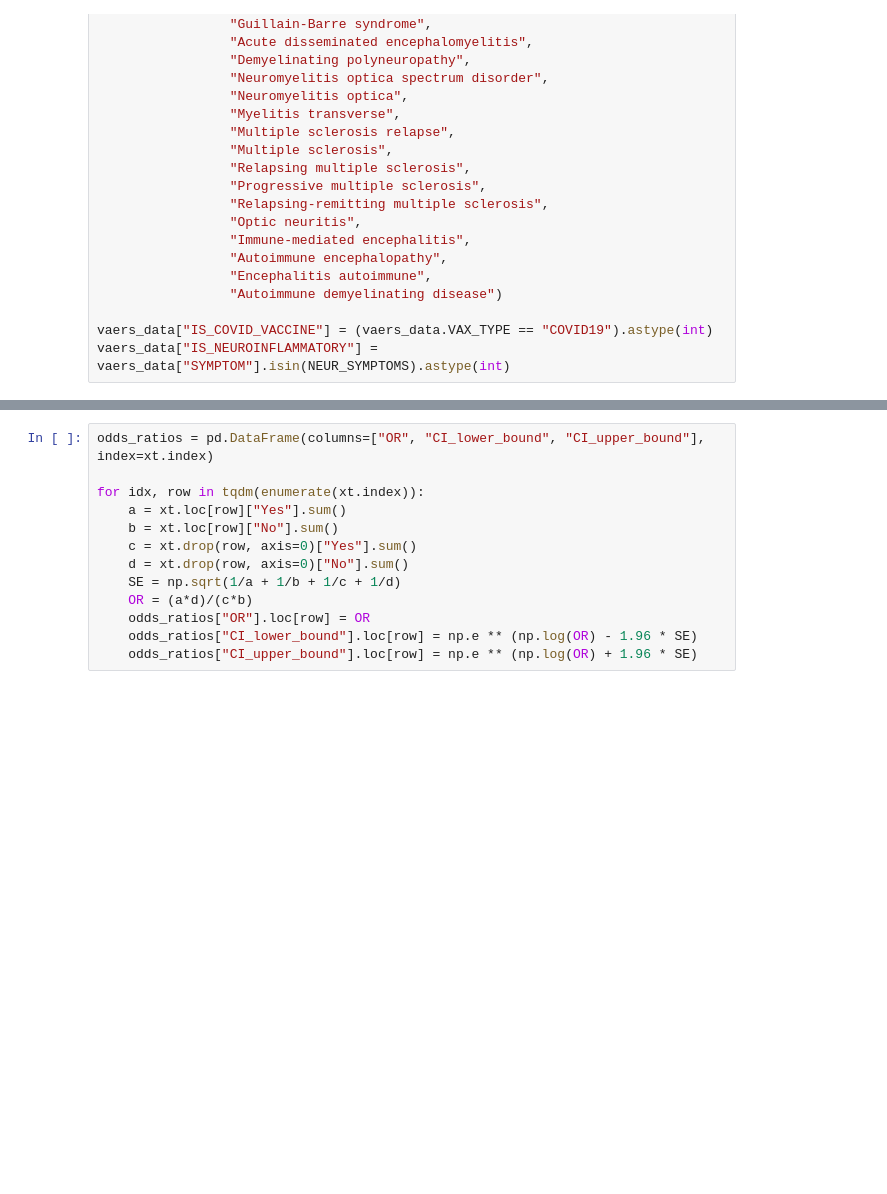
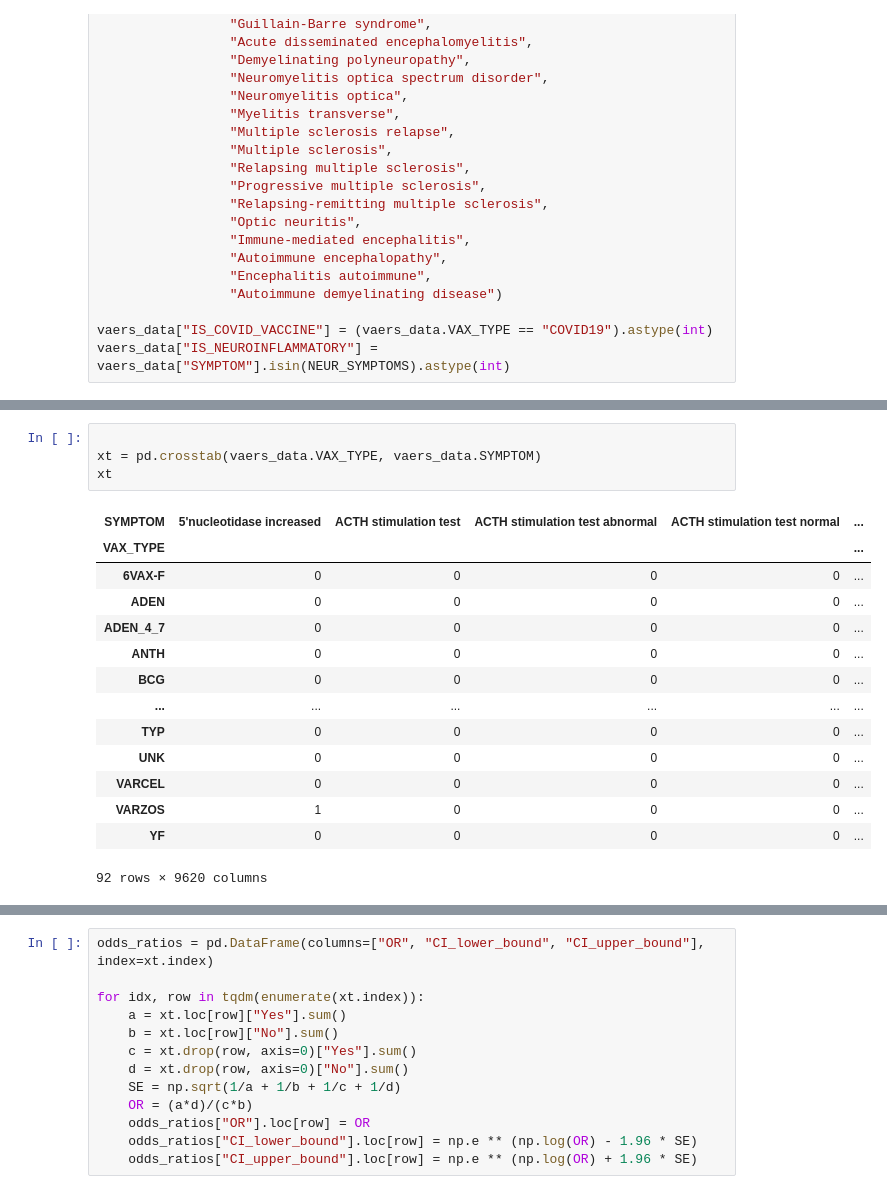
Before and after one commit to chrisvoncsefalvay/covid19-neuroautoimmune-aefis, a Jupyter notebook: COVID vaccination and neuroinflammatory disorders.ipynb, the cells around one changed output, grey strips where cells are left out. Cells and saved outputs as stored; diff of their text form; blank space fills up the shorter version.

```diff
--- a/COVID vaccination and neuroinflammatory disorders.ipynb
+++ b/COVID vaccination and neuroinflammatory disorders.ipynb
@@ -52,0 +91,19 @@ vaers_data["IS_NEUROINFLAMMATORY"] = vaers_data["SYMPTOM"].isin(NEUR_SYMPTOMS).a
+# %%
+
+xt = pd.crosstab(vaers_data.VAX_TYPE, vaers_data.SYMPTOM)
+xt
+# %% [output]
+| SYMPTOM | 5'nucleotidase increased | ACTH stimulation test | ACTH stimulation test abnormal | ACTH stimulation test normal | ... |
+| VAX_TYPE |  |  |  |  | ... |
+| 6VAX-F | 0 | 0 | 0 | 0 | ... |
+| ADEN | 0 | 0 | 0 | 0 | ... |
+| ADEN_4_7 | 0 | 0 | 0 | 0 | ... |
+| ANTH | 0 | 0 | 0 | 0 | ... |
+| BCG | 0 | 0 | 0 | 0 | ... |
+| ... | ... | ... | ... | ... | ... |
+| TYP | 0 | 0 | 0 | 0 | ... |
+| UNK | 0 | 0 | 0 | 0 | ... |
+| VARCEL | 0 | 0 | 0 | 0 | ... |
+| VARZOS | 1 | 0 | 0 | 0 | ... |
+| YF | 0 | 0 | 0 | 0 | ... |
+92 rows × 9620 columns
```
Also changed, not shown: parts of 23 cells of this notebook.
